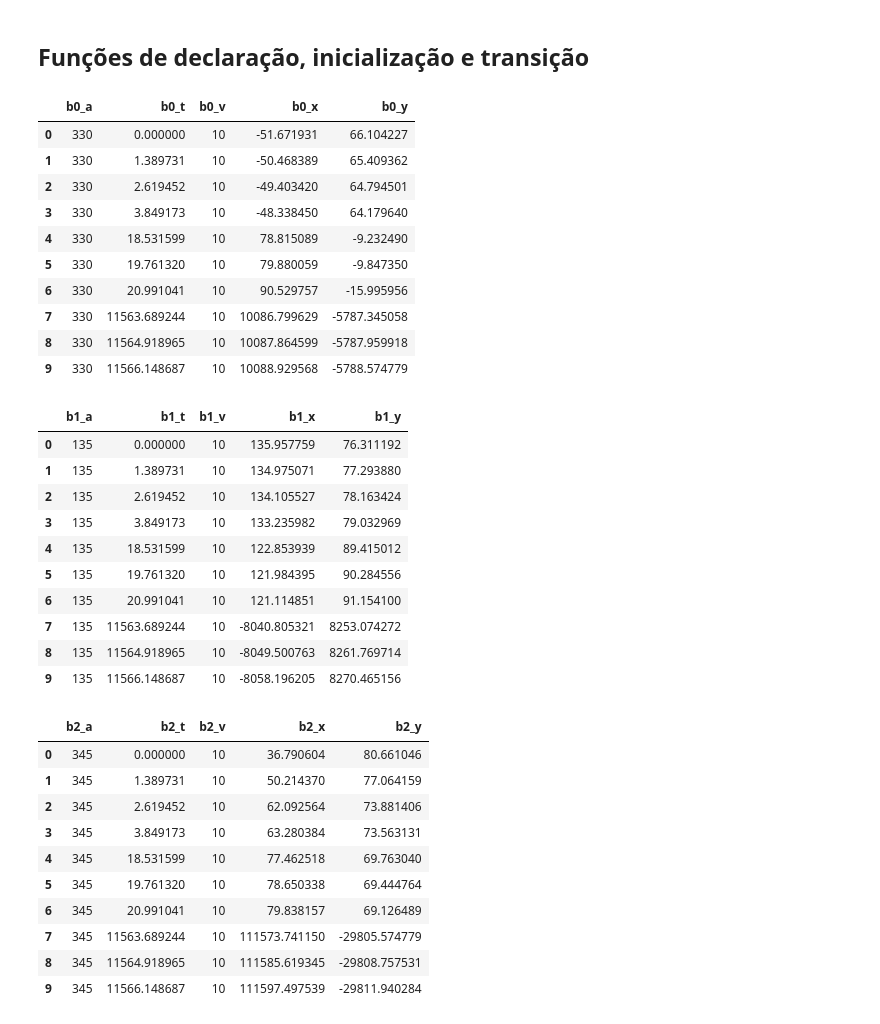
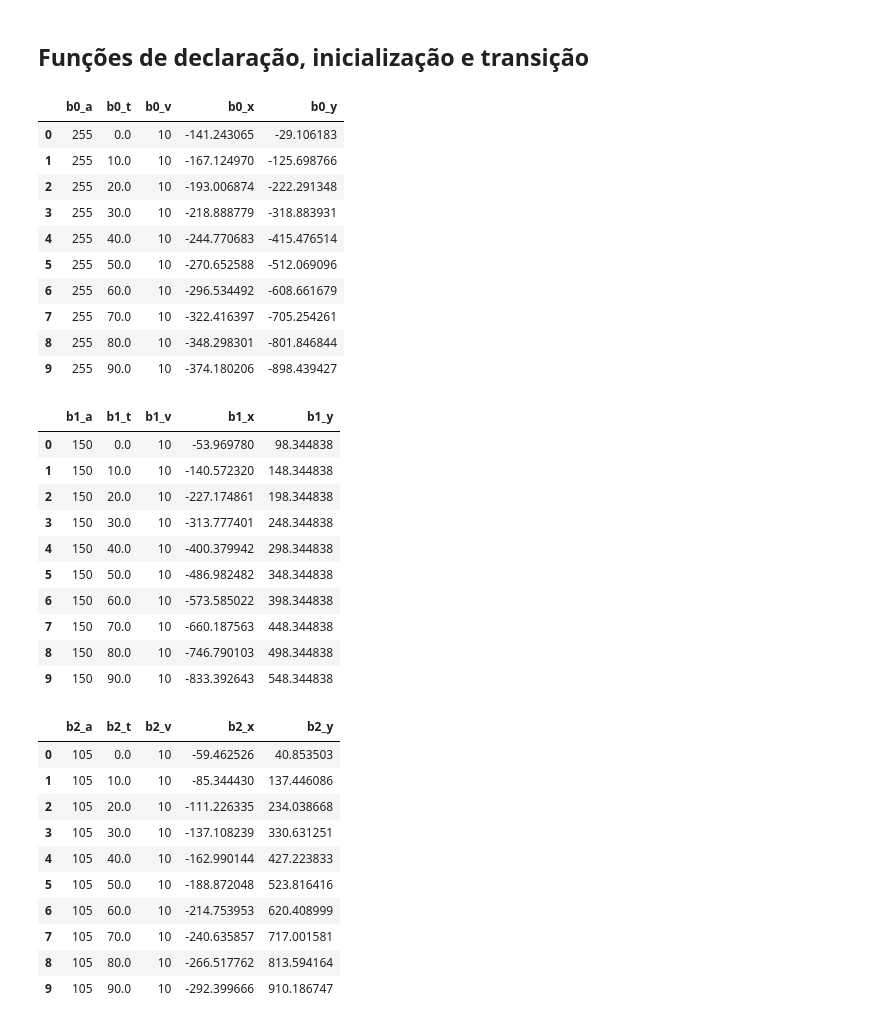
Before and after one commit to GilbertoCunha/Computational-Logic, a Jupyter notebook: Trabalho3/Boats.ipynb, the cells around one changed output. Saved outputs shown, nothing was run; the diff lists cells and outputs as text; code cells hidden in the pictures.

```diff
--- a/Trabalho3/Boats.ipynb
+++ b/Trabalho3/Boats.ipynb
@@ -11,12 +16,12 @@ from z3 import *
 # %%
 V_LOW, V_HIGH = 1, 10 # velocidades dos modos baixo e alto, em m
 THETA = 15 # angulo de viragem entre modos
-TAU = 1 # tempo minimo entre transicoes timed
+TAU = 10 # tempo minimo entre transicoes timed
 ALL_ROUTES = [i*THETA for i in range(int(360/THETA))] # todos os ângulos possíveis
 ALL_VELS = [V_LOW, V_HIGH] # todas as velocidades possiveis
 
 GAUSS_DP = 80 # desvio padrão da gaussiana de inicialização das posições em m
-SAFE_DIST = 50 # distância de segurança entre barcos em m
+# SAFE_DIST = 50 # distância de segurança entre barcos em m
 
 Mode, (M_LOW, M_HIGH) = EnumSort("Mode", ("V_LOW", "V_HIGH"))
 # %% [markdown]
@@ -254,55 +262,55 @@ def trans(prev, curr):
 
     return r
 # %%
-def gen_trace(declare, init, trans, k):
+def gen_trace(declare, init, trans, k, fixed_step=False):
     solver = Solver()
     trace = {i: declare(i) for i in range(k)}
     solver.add(init(trace[0]))
 
     for i in range(k-1):
-        solver.add(trans(trace[i], trace[i+1]))
+        solver.add(trans(trace[i], trace[i+1], fixed_step))
 
     if solver.check() == sat:
         m = solver.model()
         r = model_to_dfs(m)
         display_side_by_side(*r)
     else:
         r = None
 
     return r
 
-m = gen_trace(declare, init, trans, 10)
+m = gen_trace(declare, init, trans, 10, True)
 # %% [output]
 |  | b0_a | b0_t | b0_v | b0_x | b0_y |
-| 0 | 330 | 0.000000 | 10 | -51.671931 | 66.104227 |
-| 1 | 330 | 1.389731 | 10 | -50.468389 | 65.409362 |
-| 2 | 330 | 2.619452 | 10 | -49.403420 | 64.794501 |
-| 3 | 330 | 3.849173 | 10 | -48.338450 | 64.179640 |
-| 4 | 330 | 18.531599 | 10 | 78.815089 | -9.232490 |
-| 5 | 330 | 19.761320 | 10 | 79.880059 | -9.847350 |
-| 6 | 330 | 20.991041 | 10 | 90.529757 | -15.995956 |
-| 7 | 330 | 11563.689244 | 10 | 10086.799629 | -5787.345058 |
-| 8 | 330 | 11564.918965 | 10 | 10087.864599 | -5787.959918 |
-| 9 | 330 | 11566.148687 | 10 | 10088.929568 | -5788.574779 |
+| 0 | 255 | 0.0 | 10 | -141.243065 | -29.106183 |
+| 1 | 255 | 10.0 | 10 | -167.124970 | -125.698766 |
+| 2 | 255 | 20.0 | 10 | -193.006874 | -222.291348 |
+| 3 | 255 | 30.0 | 10 | -218.888779 | -318.883931 |
+| 4 | 255 | 40.0 | 10 | -244.770683 | -415.476514 |
+| 5 | 255 | 50.0 | 10 | -270.652588 | -512.069096 |
+| 6 | 255 | 60.0 | 10 | -296.534492 | -608.661679 |
+| 7 | 255 | 70.0 | 10 | -322.416397 | -705.254261 |
+| 8 | 255 | 80.0 | 10 | -348.298301 | -801.846844 |
+| 9 | 255 | 90.0 | 10 | -374.180206 | -898.439427 |
 |  | b1_a | b1_t | b1_v | b1_x | b1_y |
-| 0 | 135 | 0.000000 | 10 | 135.957759 | 76.311192 |
-| 1 | 135 | 1.389731 | 10 | 134.975071 | 77.293880 |
-| 2 | 135 | 2.619452 | 10 | 134.105527 | 78.163424 |
-| 3 | 135 | 3.849173 | 10 | 133.235982 | 79.032969 |
-| 4 | 135 | 18.531599 | 10 | 122.853939 | 89.415012 |
-| 5 | 135 | 19.761320 | 10 | 121.984395 | 90.284556 |
-| 6 | 135 | 20.991041 | 10 | 121.114851 | 91.154100 |
-| 7 | 135 | 11563.689244 | 10 | -8040.805321 | 8253.074272 |
-| 8 | 135 | 11564.918965 | 10 | -8049.500763 | 8261.769714 |
-| 9 | 135 | 11566.148687 | 10 | -8058.196205 | 8270.465156 |
+| 0 | 150 | 0.0 | 10 | -53.969780 | 98.344838 |
+| 1 | 150 | 10.0 | 10 | -140.572320 | 148.344838 |
+| 2 | 150 | 20.0 | 10 | -227.174861 | 198.344838 |
+| 3 | 150 | 30.0 | 10 | -313.777401 | 248.344838 |
+| 4 | 150 | 40.0 | 10 | -400.379942 | 298.344838 |
+| 5 | 150 | 50.0 | 10 | -486.982482 | 348.344838 |
+| 6 | 150 | 60.0 | 10 | -573.585022 | 398.344838 |
+| 7 | 150 | 70.0 | 10 | -660.187563 | 448.344838 |
+| 8 | 150 | 80.0 | 10 | -746.790103 | 498.344838 |
+| 9 | 150 | 90.0 | 10 | -833.392643 | 548.344838 |
 |  | b2_a | b2_t | b2_v | b2_x | b2_y |
-| 0 | 345 | 0.000000 | 10 | 36.790604 | 80.661046 |
-| 1 | 345 | 1.389731 | 10 | 50.214370 | 77.064159 |
-| 2 | 345 | 2.619452 | 10 | 62.092564 | 73.881406 |
-| 3 | 345 | 3.849173 | 10 | 63.280384 | 73.563131 |
-| 4 | 345 | 18.531599 | 10 | 77.462518 | 69.763040 |
-| 5 | 345 | 19.761320 | 10 | 78.650338 | 69.444764 |
-| 6 | 345 | 20.991041 | 10 | 79.838157 | 69.126489 |
-| 7 | 345 | 11563.689244 | 10 | 111573.741150 | -29805.574779 |
-| 8 | 345 | 11564.918965 | 10 | 111585.619345 | -29808.757531 |
-| 9 | 345 | 11566.148687 | 10 | 111597.497539 | -29811.940284 |
+| 0 | 105 | 0.0 | 10 | -59.462526 | 40.853503 |
+| 1 | 105 | 10.0 | 10 | -85.344430 | 137.446086 |
+| 2 | 105 | 20.0 | 10 | -111.226335 | 234.038668 |
+| 3 | 105 | 30.0 | 10 | -137.108239 | 330.631251 |
+| 4 | 105 | 40.0 | 10 | -162.990144 | 427.223833 |
+| 5 | 105 | 50.0 | 10 | -188.872048 | 523.816416 |
+| 6 | 105 | 60.0 | 10 | -214.753953 | 620.408999 |
+| 7 | 105 | 70.0 | 10 | -240.635857 | 717.001581 |
+| 8 | 105 | 80.0 | 10 | -266.517762 | 813.594164 |
+| 9 | 105 | 90.0 | 10 | -292.399666 | 910.186747 |
```
Also changed, not shown: parts of 3 cells of this notebook.
